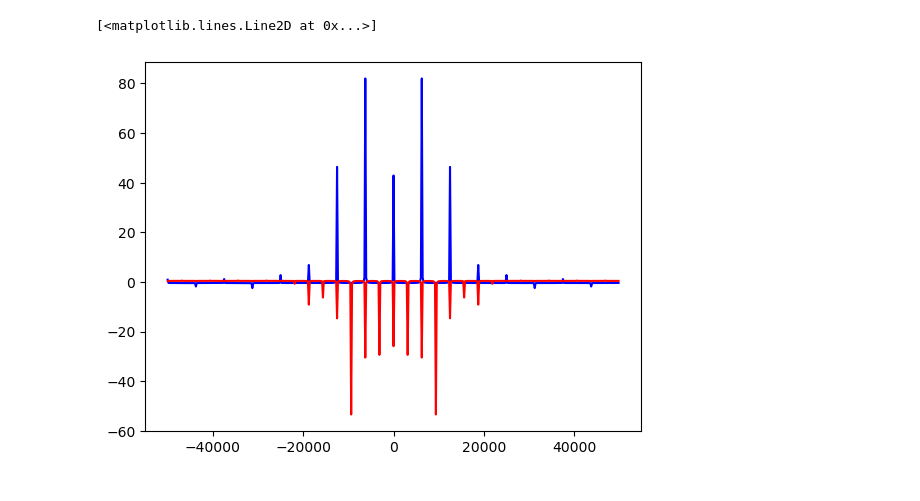
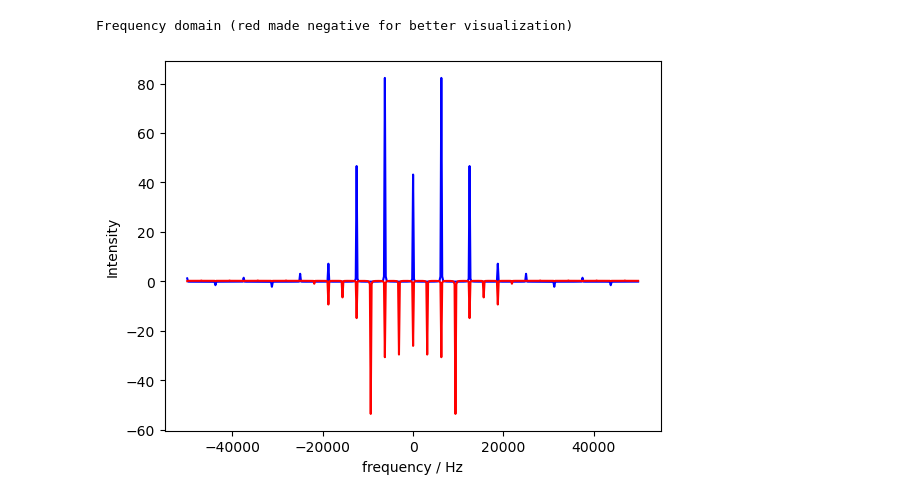
Before and after one commit to tfmFerreira/SIMPSON-PULSE-SEQUENCES, a Jupyter notebook: C-H-pair-CPMG/C-H-pair-CPMG.ipynb, the cells around one changed output. Drawn from its saved outputs; the diff is of its cells as text; code cells hidden in the pictures.

```diff
--- a/C-H-pair-CPMG/C-H-pair-CPMG.ipynb
+++ b/C-H-pair-CPMG/C-H-pair-CPMG.ipynb
@@ -29,20 +44,25 @@ plt.plot(x2,y2,'r-',linewidth=1)
 # %%
 y1[0]=0.5*y1[0]
 F1 = np.fft.fft(y1)
 freq1 = np.fft.fftfreq(x1.size, d=x1[1]-x1[0])
 F_shifted1 = np.fft.fftshift(F1)
 freq_shifted1 = np.fft.fftshift(freq1)
 
 fig=plt.figure()
 plt.plot(freq_shifted1,np.real(F_shifted1),'b-')
 
 y2[0]=0.5*y2[0]
 F2 = np.fft.fft(y2)
 freq2 = np.fft.fftfreq(x2.size, d=x2[1]-x2[0])
 F_shifted2 = np.fft.fftshift(F2)
 freq_shifted2 = np.fft.fftshift(freq2)
 
 plt.plot(freq_shifted2,-np.real(F_shifted2),'r-')
+
+plt.xlabel("frequency / Hz")
+plt.ylabel("Intensity")
+
+print(f"Frequency domain (red made negative for better visualization)")
 # %% [output]
-[<matplotlib.lines.Line2D at 0x...>]
+Frequency domain (red made negative for better visualization)
-[figure, old version]
+[figure, new version]
```
Also changed, not shown: parts of 2 cells of this notebook, 1 other file.
